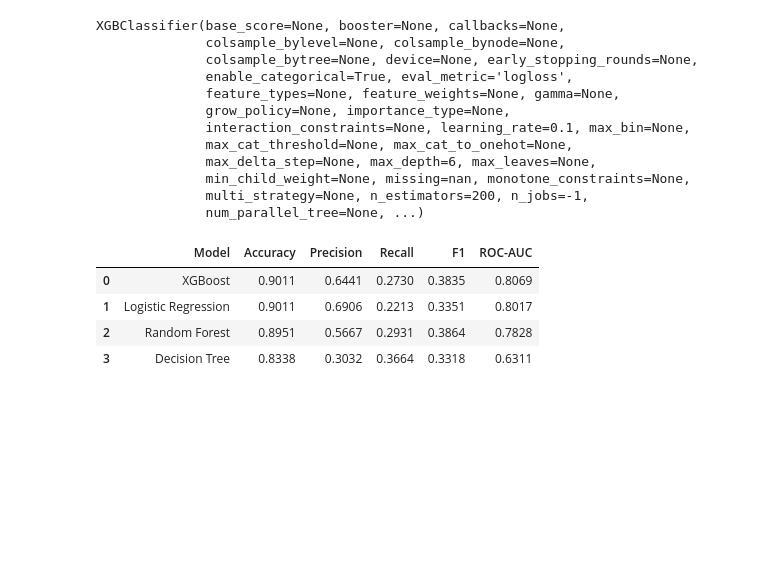
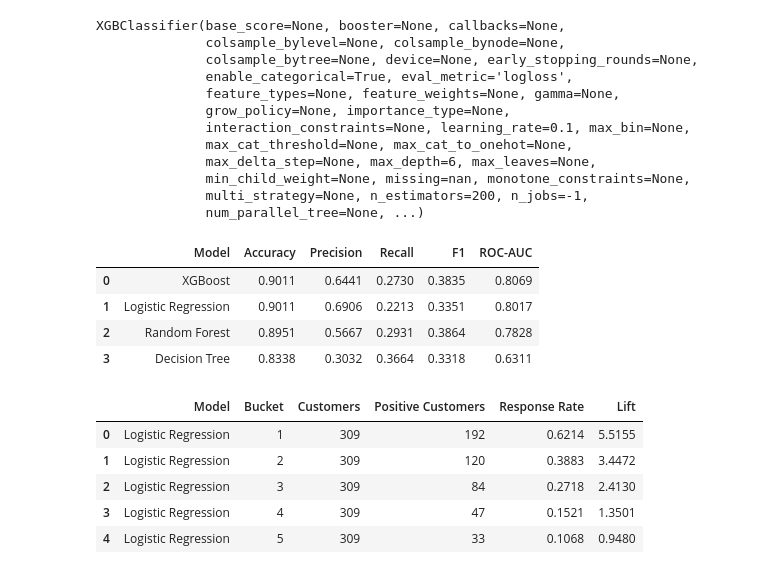
Before and after one commit to navyatripathiji/bank-marketing-practice, a Jupyter notebook: notebooks/03-baselinemodels.ipynb, the cells around one changed output. Drawn from its saved outputs; the diff is of its cells as text; code cells hidden in the pictures; blank space fills up the shorter version.

```diff
--- a/notebooks/03-baselinemodels.ipynb
+++ b/notebooks/03-baselinemodels.ipynb
@@ -190,0 +199,37 @@ xgb = XGBClassifier(
+# %%
+models_cv = {
+    "Logistic Regression": (logistic, X_train_logistic),
+    "Decision Tree": (decision_tree, X_train_encoded),
+    "Random Forest": (random_forest, X_train_encoded),
+    "XGBoost": (xgb, X_train_encoded)
+}
+
+cv_results = []
+
+for name, (model, X_train_model) in models_cv.items():
+
+    scores = cross_validate(
+        model,
+        X_train_model,
+        y_train,
+        cv=cv,
+        scoring=[
+            "roc_auc",
+            "precision",
+            "recall",
+            "f1"
+        ],
+        n_jobs=-1
+    )
+
+    cv_results.append({
+        "Model": name,
+        "CV ROC-AUC": scores["test_roc_auc"].mean(),
+        "CV Precision": scores["test_precision"].mean(),
+        "CV Recall": scores["test_recall"].mean(),
+        "CV F1": scores["test_f1"].mean()
+    })
+
+cv_results_df = pd.DataFrame(cv_results)
+
+cv_results_df.round(4)
@@ -266,0 +364,14 @@ results_df.round(4)
+# %%
+decile_logistic = decile_analysis(
+    y_val,
+    logistic_prob,
+    "Logistic Regression"
+)
+decile_logistic.round(4).head()
+# %% [output]
+|  | Model | Bucket | Customers | Positive Customers | Response Rate | Lift |
+| 0 | Logistic Regression | 1 | 309 | 192 | 0.6214 | 5.5155 |
+| 1 | Logistic Regression | 2 | 309 | 120 | 0.3883 | 3.4472 |
+| 2 | Logistic Regression | 3 | 309 | 84 | 0.2718 | 2.4130 |
+| 3 | Logistic Regression | 4 | 309 | 47 | 0.1521 | 1.3501 |
+| 4 | Logistic Regression | 5 | 309 | 33 | 0.1068 | 0.9480 |
```
Also changed, not shown: parts of 7 cells of this notebook, 2 other files.
